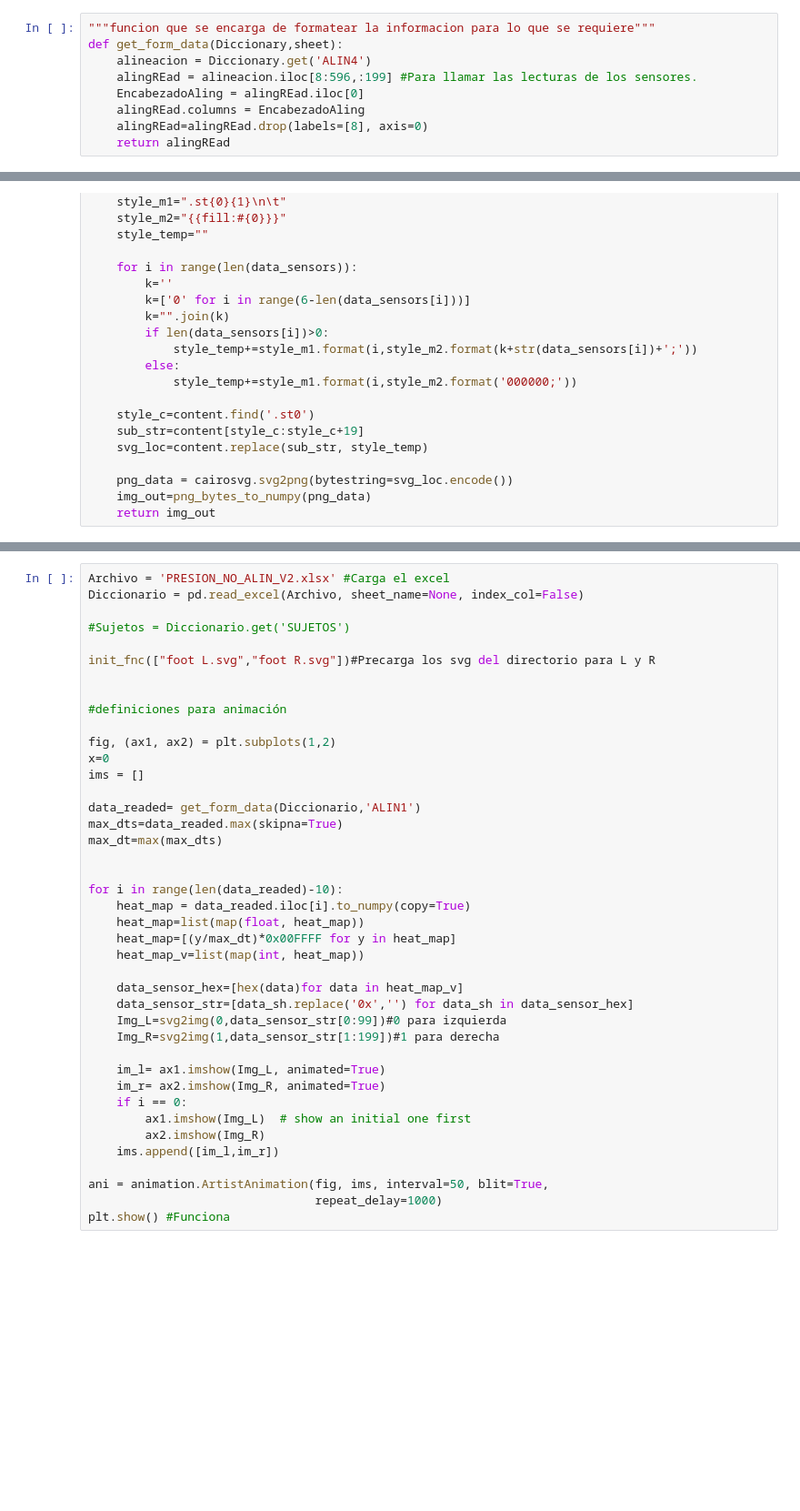
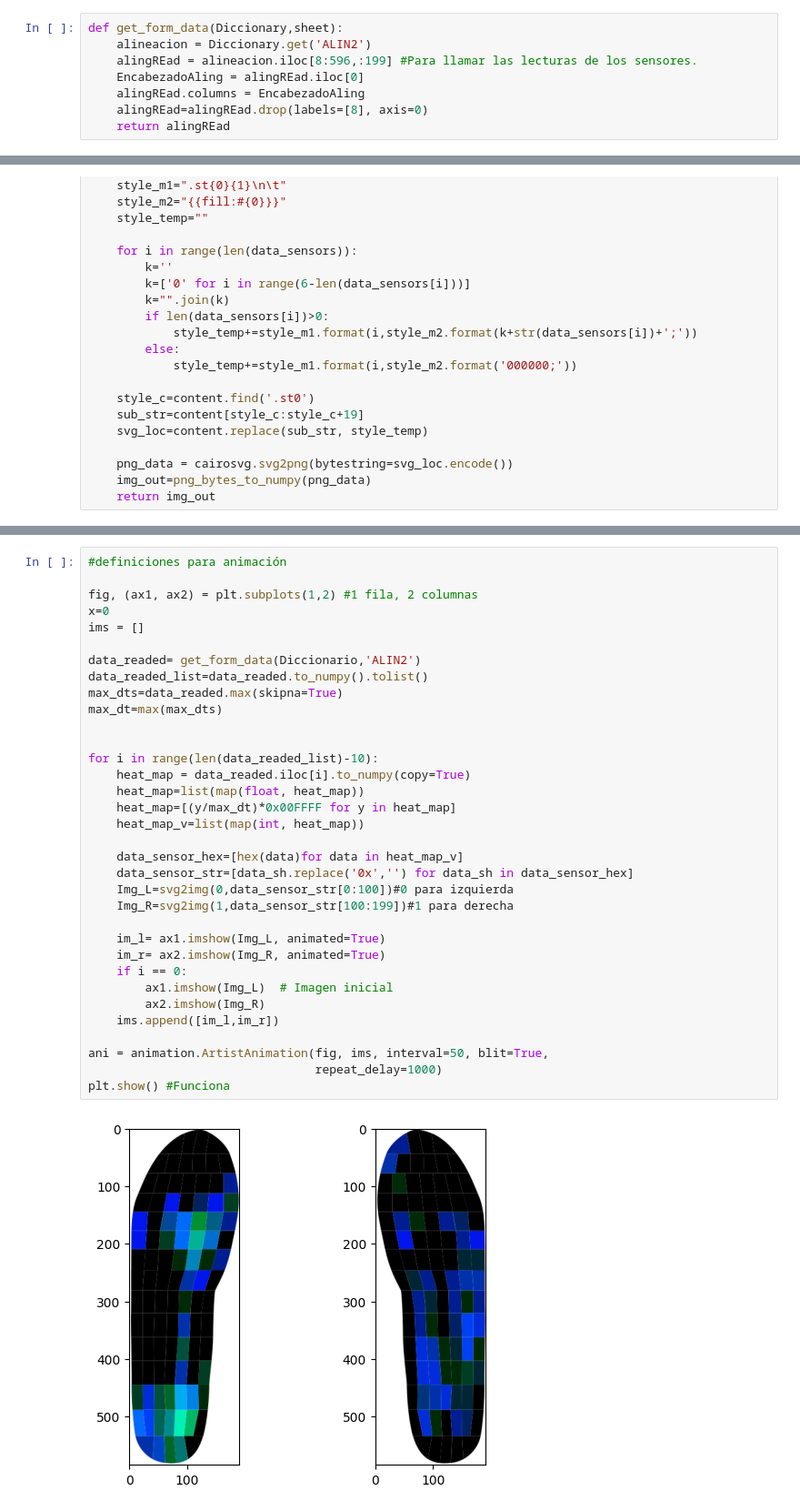
Before and after one commit to Abril1030/AbrilPublicRepo, a Jupyter notebook: Bloque_ETL.ipynb, the cells around one changed output, grey strips where cells are left out. Shown at 91% size. Cells and saved outputs as stored; diff of their text form; blank space fills up the shorter version.

```diff
--- a/Bloque_ETL.ipynb
+++ b/Bloque_ETL.ipynb
@@ -91,7 +41,6 @@ def png_bytes_to_numpy(png):
 # %%
-"""funcion que se encarga de formatear la informacion para lo que se requiere"""
 def get_form_data(Diccionary,sheet):
-    alineacion = Diccionary.get('ALIN4')
+    alineacion = Diccionary.get('ALIN2')
     alingREad = alineacion.iloc[8:596,:199] #Para llamar las lecturas de los sensores.
     EncabezadoAling = alingREad.iloc[0]
     alingREad.columns = EncabezadoAling
@@ -136,41 +108,36 @@ def svg2img(foot,data_sensors):
 # %%
-Archivo = 'PRESION_NO_ALIN_V2.xlsx' #Carga el excel
-Diccionario = pd.read_excel(Archivo, sheet_name=None, index_col=False)
-
-#Sujetos = Diccionario.get('SUJETOS')
-
-init_fnc(["foot L.svg","foot R.svg"])#Precarga los svg del directorio para L y R
-
-
 #definiciones para animación
 
-fig, (ax1, ax2) = plt.subplots(1,2)
+fig, (ax1, ax2) = plt.subplots(1,2) #1 fila, 2 columnas
 x=0
 ims = []
 
-data_readed= get_form_data(Diccionario,'ALIN1')
+data_readed= get_form_data(Diccionario,'ALIN2')
+data_readed_list=data_readed.to_numpy().tolist()
 max_dts=data_readed.max(skipna=True)
 max_dt=max(max_dts)
 
 
-for i in range(len(data_readed)-10):
+for i in range(len(data_readed_list)-10):
     heat_map = data_readed.iloc[i].to_numpy(copy=True)
     heat_map=list(map(float, heat_map))
     heat_map=[(y/max_dt)*0x00FFFF for y in heat_map]
     heat_map_v=list(map(int, heat_map))
 
     data_sensor_hex=[hex(data)for data in heat_map_v]
     data_sensor_str=[data_sh.replace('0x','') for data_sh in data_sensor_hex]
-    Img_L=svg2img(0,data_sensor_str[0:99])#0 para izquierda
-    Img_R=svg2img(1,data_sensor_str[1:199])#1 para derecha
+    Img_L=svg2img(0,data_sensor_str[0:100])#0 para izquierda
+    Img_R=svg2img(1,data_sensor_str[100:199])#1 para derecha
 
     im_l= ax1.imshow(Img_L, animated=True)
     im_r= ax2.imshow(Img_R, animated=True)
     if i == 0:
-        ax1.imshow(Img_L)  # show an initial one first
+        ax1.imshow(Img_L)  # Imagen inicial
         ax2.imshow(Img_R)
     ims.append([im_l,im_r])
 
 ani = animation.ArtistAnimation(fig, ims, interval=50, blit=True,
                                 repeat_delay=1000)
 plt.show() #Funciona
+# %% [output]
+[figure, added]
```
Also changed, not shown: parts of 16 cells of this notebook.
